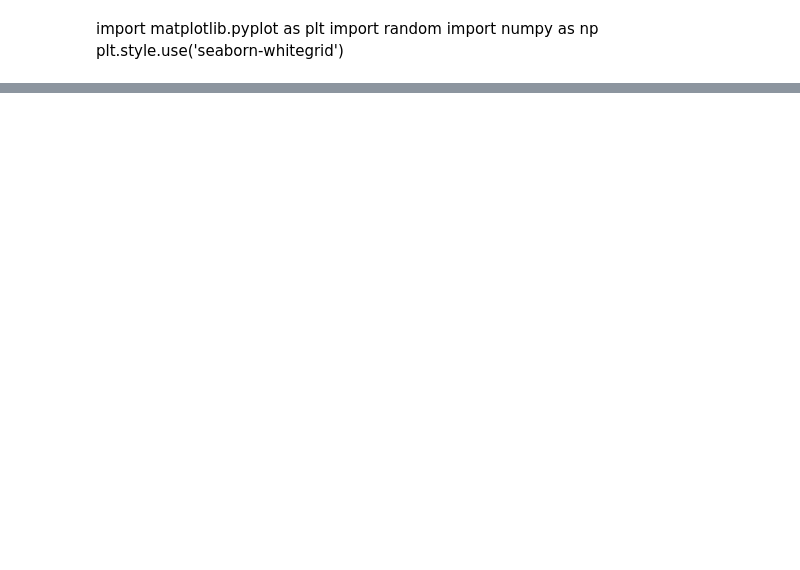
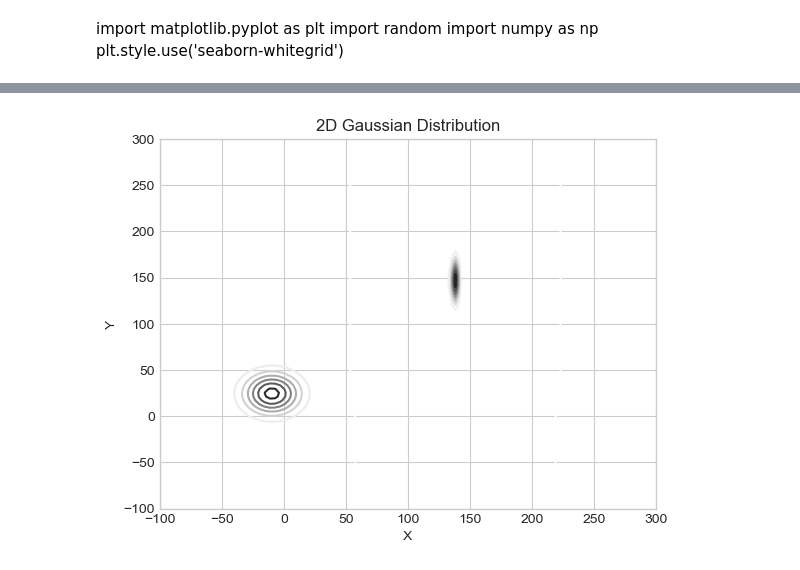
Before and after one commit to lucasc073/GMM1, a Jupyter notebook: K means.ipynb, the cells around one changed output, grey strips where cells are left out. Cells and saved outputs as stored; diff of their text form; code cells hidden in the pictures; blank space fills up the shorter version.

```diff
--- a/K means.ipynb
+++ b/K means.ipynb
@@ -189,0 +170,39 @@ ValueError: math domain error
+# %%
+# Define the parameters of the 2D Gaussian distribution
+mu_x = ux1    # Mean of the Gaussian along the x-axis
+mu_y = uy1    # Mean of the Gaussian along the y-axis
+sigma_x = sigx1   # Standard deviation of the Gaussian along the x-axis
+sigma_y = sigx2   # Standard deviation of the Gaussian along the y-axis
+covariance = rho1*(sigx1*sigy1)  # Covariance between the x and y axes
+
+mu_x2 = ux2    # Mean of the Gaussian along the x-axis
+mu_y2 = uy2    # Mean of the Gaussian along the y-axis
+sigma_x2 = sigx2   # Standard deviation of the Gaussian along the x-axis
+sigma_y2 = sigx2   # Standard deviation of the Gaussian along the y-axis
+covariance2 = rho2*(sigx2*sigy2)  # Covariance between the x and y axes
+
+# Create a grid of x and y values
+x = np.linspace(-100, 300, 100)
+y = np.linspace(-100, 300, 100)
+X, Y = np.meshgrid(x, y)
+
+# Compute the probability density function (PDF) values for each (x, y) coordinate
+Z = np.exp(-(1/2)*((X-mu_x)**2/(sigma_x**2) + (Y-mu_y)**2/(sigma_y**2) - 2*covariance*(X-mu_x)*(Y-mu_y)/(sigma_x*sigma_y)))
+Z = Z / (2 * np.pi * sigma_x * sigma_y * np.sqrt(1 - covariance**2))  # Normalize the PDF
+
+Z2 = np.exp(-(1/2)*((X-mu_x2)**2/(sigma_x2**2) + (Y-mu_y2)**2/(sigma_y2**2) - 2*covariance2*(X-mu_x2)*(Y-mu_y2)/(sigma_x2*sigma_y2)))
+Z2 = Z2 / (2 * np.pi * sigma_x2 * sigma_y2 * np.sqrt(1 - covariance2**2))  # Normalize the PDF
+
+# Create a contour plot of the 2D Gaussian distribution
+plt.contour(X, Y, Z)
+plt.contour(X, Y, Z2)
+
+# Add labels and title
+plt.xlabel('X')
+plt.ylabel('Y')
+plt.title('2D Gaussian Distribution')
+
+# Display the plot
+plt.show()
+# %% [output]
+[figure, added]
```
Also changed, not shown: parts of 2 cells of this notebook.
